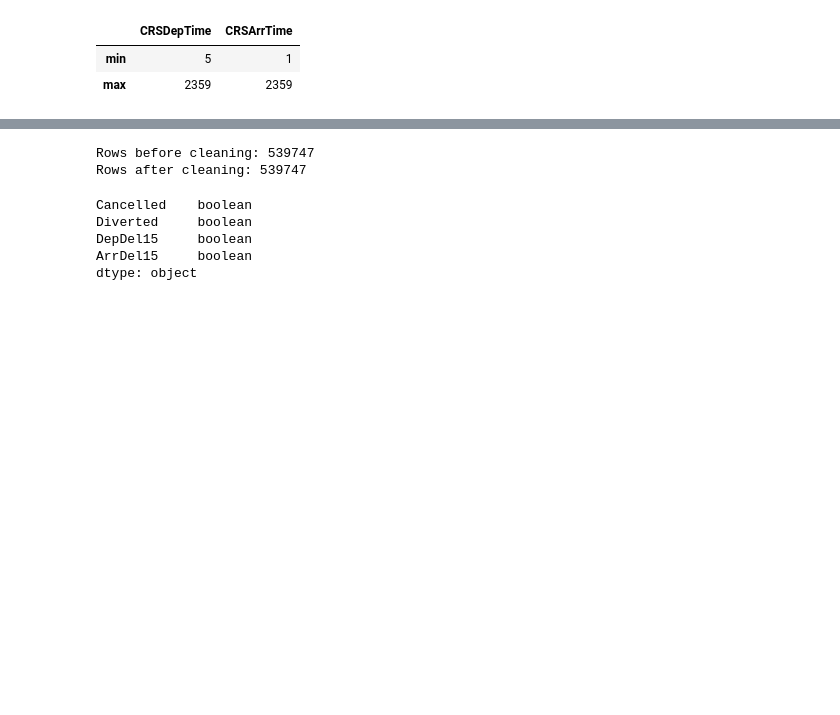
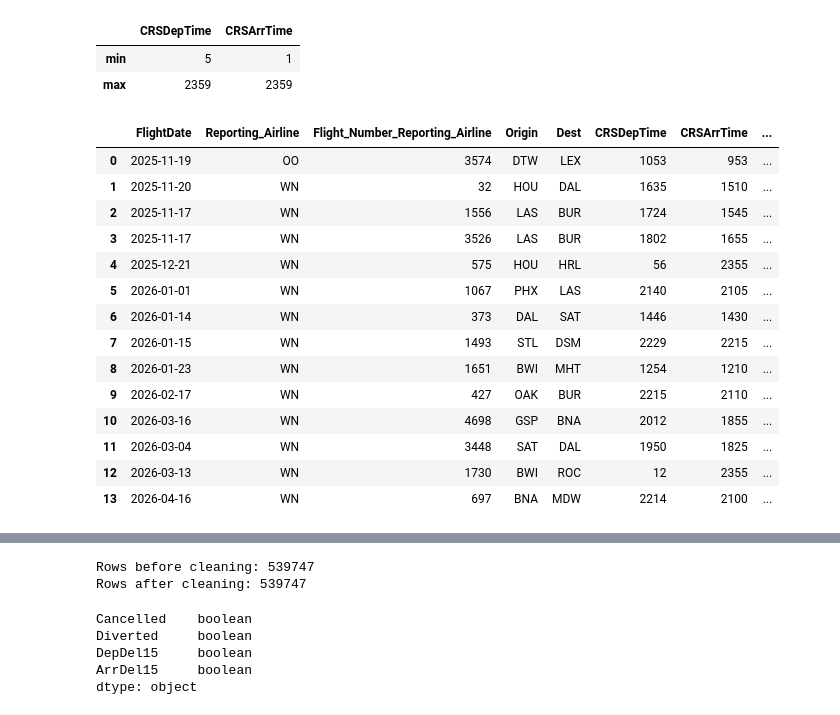
Before and after one commit to ashlabs/ai-programming-foundations-project, a Jupyter notebook: data_workflow.ipynb, the cells around one changed output, grey strips where cells are left out. Saved outputs shown, nothing was run; the diff lists cells and outputs as text; code cells hidden in the pictures; blank space fills up the shorter version.

```diff
--- a/data_workflow.ipynb
+++ b/data_workflow.ipynb
@@ -414,3 +370,54 @@ sample_df[
 |  | CRSDepTime | CRSArrTime |
 | min | 5 | 1 |
 | max | 2359 | 2359 |
+# %%
+scheduled_elapsed_anomalies = []
+
+for path in parquet_files:
+    monthly_df = pd.read_parquet(path)
+
+    anomalies = monthly_df.loc[
+        monthly_df["CRSElapsedTime"] <= 0,
+        [
+            "FlightDate",
+            "Reporting_Airline",
+            "Flight_Number_Reporting_Airline",
+            "Origin",
+            "Dest",
+            "CRSDepTime",
+            "CRSArrTime",
+            "CRSElapsedTime",
+            "ActualElapsedTime",
+            "AirTime",
+            "Distance",
+            "Cancelled",
+            "Diverted",
+        ],
+    ].copy()
+
+    if not anomalies.empty:
+        anomalies["source_file"] = path.name
+        scheduled_elapsed_anomalies.append(anomalies)
+
+scheduled_elapsed_anomalies_df = pd.concat(
+    scheduled_elapsed_anomalies,
+    ignore_index=True,
+)
+
+scheduled_elapsed_anomalies_df
+# %% [output]
+|  | FlightDate | Reporting_Airline | Flight_Number_Reporting_Airline | Origin | Dest | CRSDepTime | CRSArrTime | ... |
+| 0 | 2025-11-19 | OO | 3574 | DTW | LEX | 1053 | 953 | ... |
+| 1 | 2025-11-20 | WN | 32 | HOU | DAL | 1635 | 1510 | ... |
+| 2 | 2025-11-17 | WN | 1556 | LAS | BUR | 1724 | 1545 | ... |
+| 3 | 2025-11-17 | WN | 3526 | LAS | BUR | 1802 | 1655 | ... |
+| 4 | 2025-12-21 | WN | 575 | HOU | HRL | 56 | 2355 | ... |
+| 5 | 2026-01-01 | WN | 1067 | PHX | LAS | 2140 | 2105 | ... |
+| 6 | 2026-01-14 | WN | 373 | DAL | SAT | 1446 | 1430 | ... |
+| 7 | 2026-01-15 | WN | 1493 | STL | DSM | 2229 | 2215 | ... |
+| 8 | 2026-01-23 | WN | 1651 | BWI | MHT | 1254 | 1210 | ... |
+| 9 | 2026-02-17 | WN | 427 | OAK | BUR | 2215 | 2110 | ... |
+| 10 | 2026-03-16 | WN | 4698 | GSP | BNA | 2012 | 1855 | ... |
+| 11 | 2026-03-04 | WN | 3448 | SAT | DAL | 1950 | 1825 | ... |
+| 12 | 2026-03-13 | WN | 1730 | BWI | ROC | 12 | 2355 | ... |
+| 13 | 2026-04-16 | WN | 697 | BNA | MDW | 2214 | 2100 | ... |
```
Also changed, not shown: parts of 50 cells of this notebook, 3 other files.
